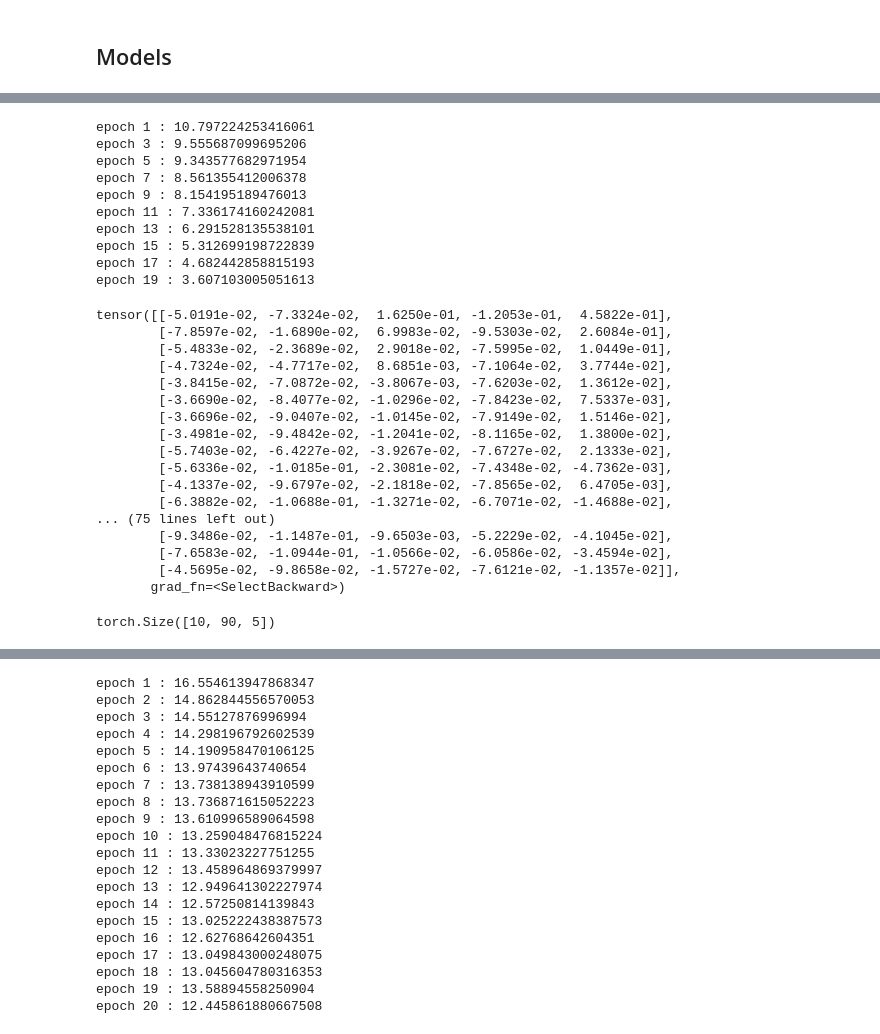
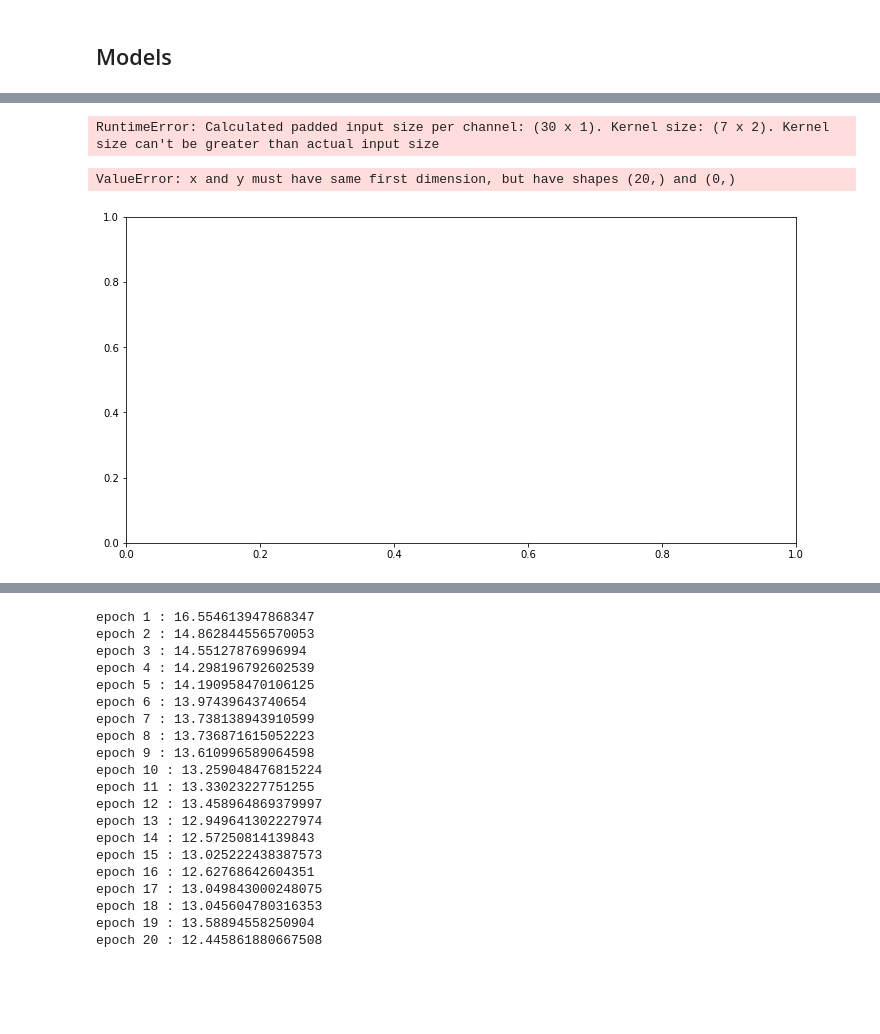
Before and after one commit to lacoupe/BCVS, a Jupyter notebook: SW/size_strategy.ipynb, the cells around one changed output, grey strips where cells are left out. Saved outputs shown, nothing was run; the diff lists cells and outputs as text; code cells hidden in the pictures; blank space fills up the shorter version.

```diff
--- a/SW/size_strategy.ipynb
+++ b/SW/size_strategy.ipynb
@@ -565,8 +597,11 @@ optimizer = torch.optim.Adam(model.parameters(), lr=eta)
 mini_batch_size = 10
 nb_epochs = 20
 
-train_acc_list = []
-test_acc_list = []
+train_accu_list = []
+test_accu_list = []
+
+train_loss_list = []
+test_loss_list =[]
 for e in range(nb_epochs):
 
     acc_loss = 0
@@ -583,44 +618,17 @@ for e in range(nb_epochs):
         optimizer.step()
 
     model.eval()
-    train_acc = output_to_acc(model, X_train, y_train)
-    train_acc_list.append(train_acc)
-    test_acc = output_to_acc(model, X_test, y_test)
-    test_acc_list.append(test_acc)
+    train_accu = output_to_accu(model, X_train, y_train)
+    train_accu_list.append(train_accu)
+    test_accu = output_to_accu(model, X_test, y_test)
+    test_accu_list.append(test_accu)
+
+    train_loss = output_to_loss(model, X_train, y_train)
+    train_loss_list.append(train_loss)
+    test_loss = output_to_loss(model, X_test, y_test)
+    test_loss_list.append(test_loss)
+
     if e % 2 == 0:
         print('epoch', e + 1, ':', acc_loss)
 # %% [output]
-epoch 1 : 10.797224253416061
-epoch 3 : 9.555687099695206
-epoch 5 : 9.343577682971954
-epoch 7 : 8.561355412006378
-epoch 9 : 8.154195189476013
-epoch 11 : 7.336174160242081
-epoch 13 : 6.291528135538101
-epoch 15 : 5.312699198722839
-epoch 17 : 4.682442858815193
-epoch 19 : 3.607103005051613
+RuntimeError: Calculated padded input size per channel: (30 x 1). Kernel size: (7 x 2). Kernel size can't be greater than actual input size
-# %%
-output[0]
-# %% [output]
-tensor([[-5.0191e-02, -7.3324e-02,  1.6250e-01, -1.2053e-01,  4.5822e-01],
-        [-7.8597e-02, -1.6890e-02,  6.9983e-02, -9.5303e-02,  2.6084e-01],
-        [-5.4833e-02, -2.3689e-02,  2.9018e-02, -7.5995e-02,  1.0449e-01],
-        [-4.7324e-02, -4.7717e-02,  8.6851e-03, -7.1064e-02,  3.7744e-02],
-        [-3.8415e-02, -7.0872e-02, -3.8067e-03, -7.6203e-02,  1.3612e-02],
-        [-3.6690e-02, -8.4077e-02, -1.0296e-02, -7.8423e-02,  7.5337e-03],
-        [-3.6696e-02, -9.0407e-02, -1.0145e-02, -7.9149e-02,  1.5146e-02],
-        [-3.4981e-02, -9.4842e-02, -1.2041e-02, -8.1165e-02,  1.3800e-02],
-        [-5.7403e-02, -6.4227e-02, -3.9267e-02, -7.6727e-02,  2.1333e-02],
-        [-5.6336e-02, -1.0185e-01, -2.3081e-02, -7.4348e-02, -4.7362e-03],
-        [-4.1337e-02, -9.6797e-02, -2.1818e-02, -7.8565e-02,  6.4705e-03],
-        [-6.3882e-02, -1.0688e-01, -1.3271e-02, -6.7071e-02, -1.4688e-02],
-... (75 lines left out)
-        [-9.3486e-02, -1.1487e-01, -9.6503e-03, -5.2229e-02, -4.1045e-02],
-        [-7.6583e-02, -1.0944e-01, -1.0566e-02, -6.0586e-02, -3.4594e-02],
-        [-4.5695e-02, -9.8658e-02, -1.5727e-02, -7.6121e-02, -1.1357e-02]],
-       grad_fn=<SelectBackward>)
-# %%
-output.shape
-# %% [output]
-torch.Size([10, 90, 5])
@@ -626,0 +642,10 @@ torch.Size([10, 90, 5])
+# %%
+fig = plt.figure(figsize=(12,6))
+plt.plot(list(range(nb_epochs)), train_loss_list, label='Train loss')
+plt.plot(list(range(nb_epochs)), test_loss_list, label='Test loss')
+plt.legend()
+plt.grid()
+plt.show()
+# %% [output]
+ValueError: x and y must have same first dimension, but have shapes (20,) and (0,)
+[figure, added]
```
Also changed, not shown: parts of 50 cells of this notebook.
